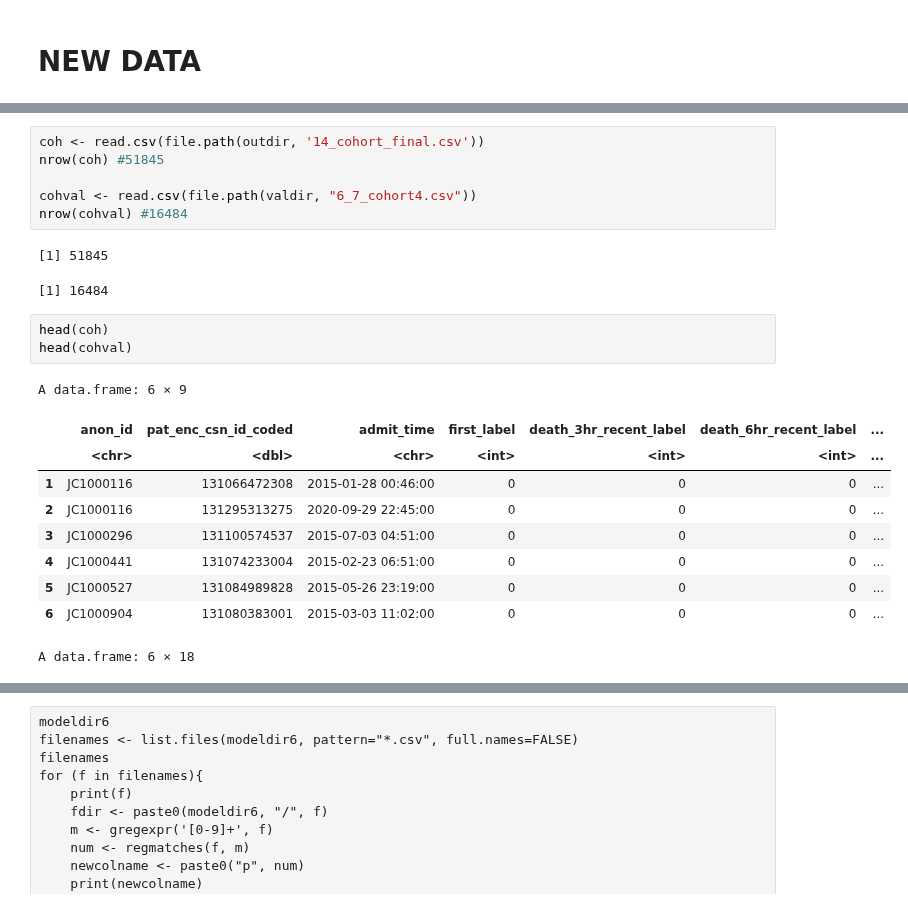
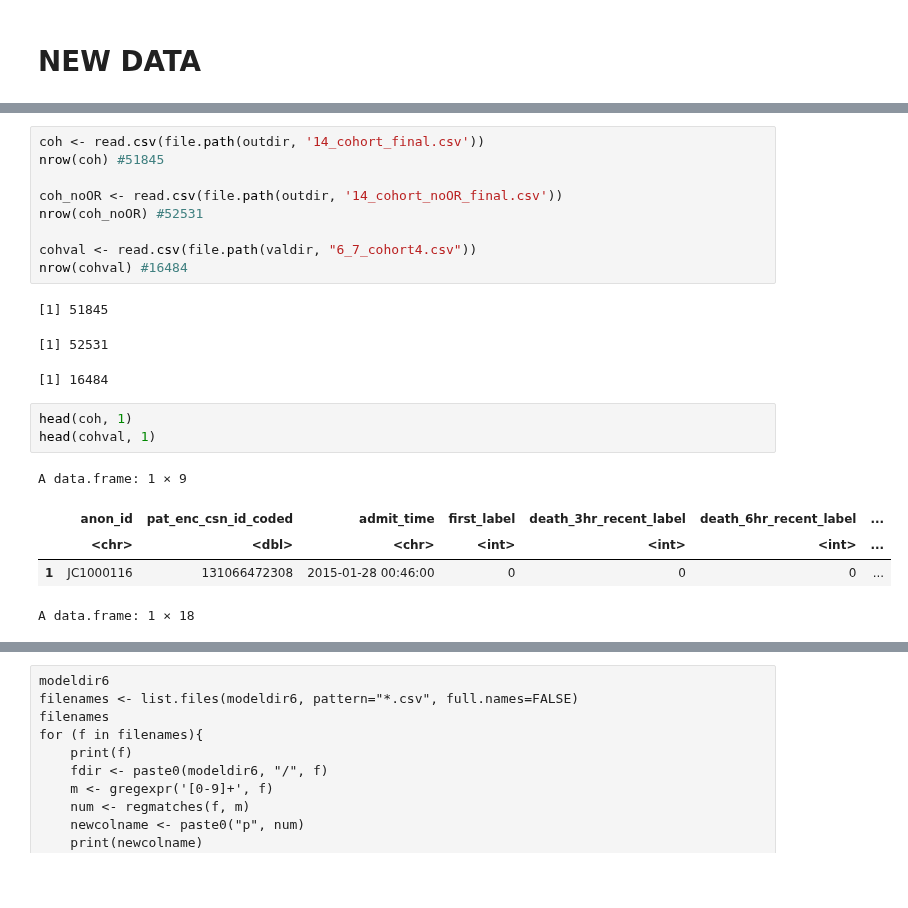
Before and after one commit to Minh084/TDA, a Jupyter notebook: shc2021/19_model_results_R.ipynb, the cells around one changed output, grey strips where cells are left out. Drawn from its saved outputs; the diff is of its cells as text; blank space fills up the shorter version.

Commit message:
finalized model performance - noOR cohort

```diff
--- a/shc2021/19_model_results_R.ipynb
+++ b/shc2021/19_model_results_R.ipynb
@@ -1034,25 +1084,24 @@ folder
 coh <- read.csv(file.path(outdir, '14_cohort_final.csv'))
 nrow(coh) #51845
 
+coh_noOR <- read.csv(file.path(outdir, '14_cohort_noOR_final.csv'))
+nrow(coh_noOR) #52531
+
 cohval <- read.csv(file.path(valdir, "6_7_cohort4.csv"))
 nrow(cohval) #16484
 # %% [output]
 [1] 51845
-[1] 16484
+[1] 52531
+[1] 16484
 # %%
-head(coh)
-head(cohval)
+head(coh, 1)
+head(cohval, 1)
 # %% [output]
-A data.frame: 6 × 9
+A data.frame: 1 × 9
 |  | anon_id | pat_enc_csn_id_coded | admit_time | first_label | death_3hr_recent_label | death_6hr_recent_label | ... |
 |  | <chr> | <dbl> | <chr> | <int> | <int> | <int> | ... |
 | 1 | JC1000116 | 131066472308 | 2015-01-28 00:46:00 | 0 | 0 | 0 | ... |
-| 2 | JC1000116 | 131295313275 | 2020-09-29 22:45:00 | 0 | 0 | 0 | ... |
-| 3 | JC1000296 | 131100574537 | 2015-07-03 04:51:00 | 0 | 0 | 0 | ... |
-| 4 | JC1000441 | 131074233004 | 2015-02-23 06:51:00 | 0 | 0 | 0 | ... |
-| 5 | JC1000527 | 131084989828 | 2015-05-26 23:19:00 | 0 | 0 | 0 | ... |
-| 6 | JC1000904 | 131080383001 | 2015-03-03 11:02:00 | 0 | 0 | 0 | ... |
-A data.frame: 6 × 18
+A data.frame: 1 × 18
 |  | anon_id | pat_enc_csn_id_coded | inpatient_data_id_coded | admit_time | label_max24 | label_24hr_recent | ... |
 |  | <chr> | <dbl> | <int> | <chr> | <int> | <int> | ... |
 | 1 | JC1000116 | 131295313275 | 57868578 | 2020-09-29 22:45:00+00:00 | 0 | 0 | ... |
```
Also changed, not shown: parts of 19 cells of this notebook, 3 other files.
